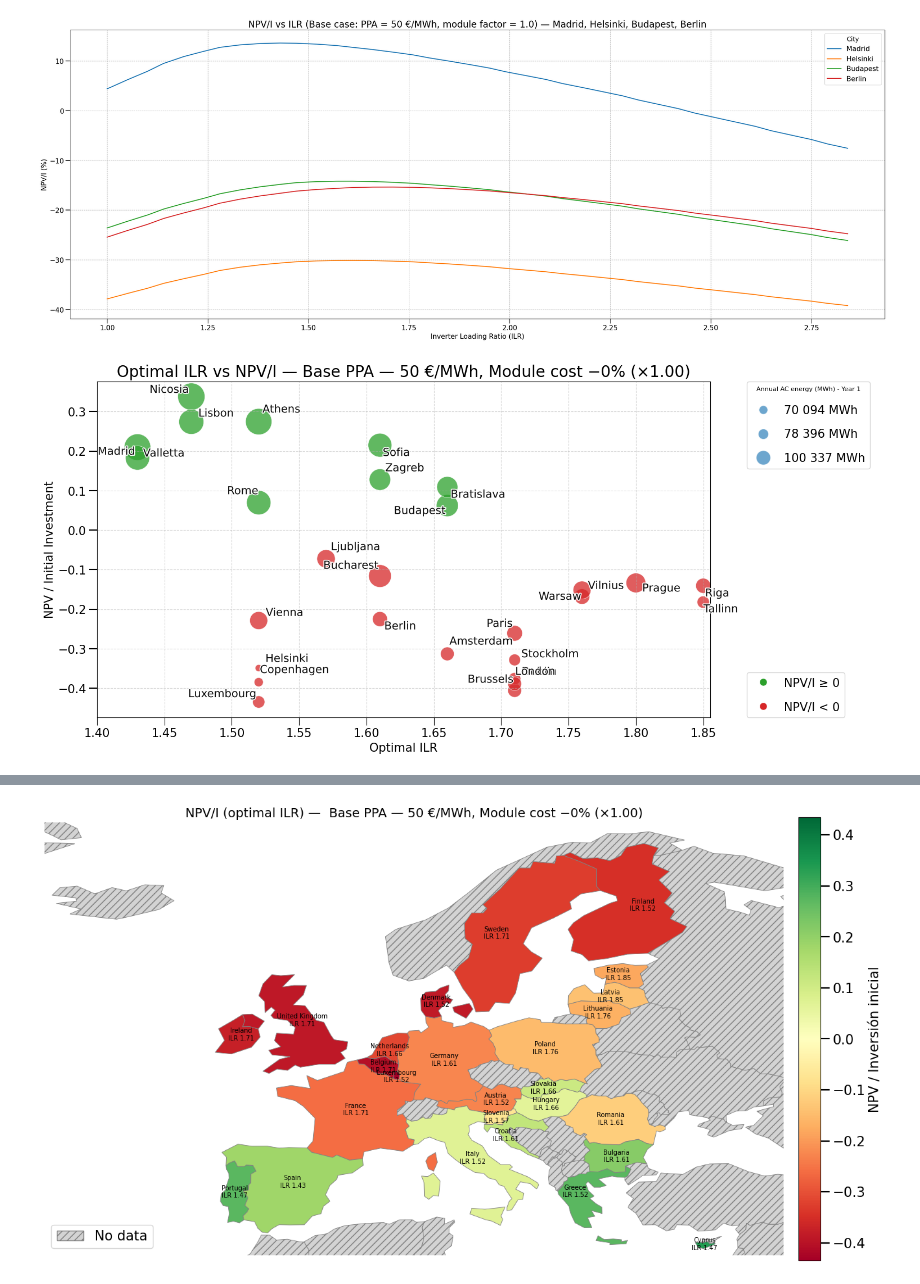
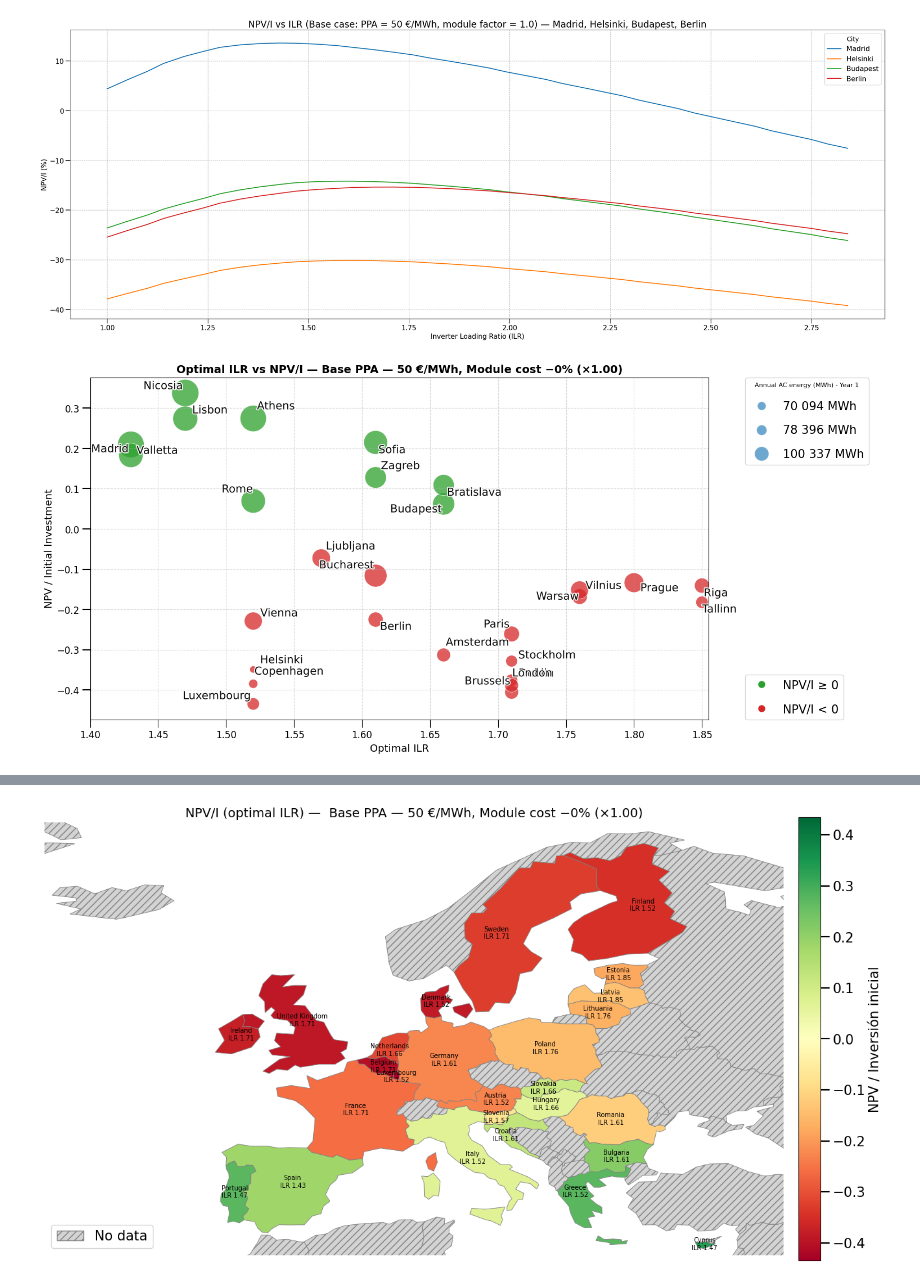
Before and after one commit to daniel-LugoLaguna/Optimal_ILR_Europe, a Jupyter notebook: notebooks/5_generate_figures.ipynb, the cells around one changed output, grey strips where cells are left out. Cells and saved outputs as stored; diff of their text form; code cells hidden in the pictures.

```diff
--- a/notebooks/5_generate_figures.ipynb
+++ b/notebooks/5_generate_figures.ipynb
@@ -172,17 +172,18 @@ def plot_ilr_npv_bubbles_all_labels(df: pd.DataFrame,
                                     jitter_pts: float = 6.0,
                                     figsize=(13.5, 7),
                                     width_ratios=(4, 1),
-                                    x_tick_step: float = 0.05,   # tick step
-                                    x_min: float = 1.0,          # X axis min
+                                    x_tick_step: float = 0.05,
+                                    x_min: float = 1.0,
                                     x_lim_pad: float = 0.005,
-                                    save: str | None = None):
+                                    save: str | None = None,
+                                    add_fit: bool = True):  # 👈 added flag
     """
     df must contain: City, ILR, npv_over_I, AC_energy_MWh.
     """
     need = {"City", "ILR", "npv_over_I", "AC_energy_MWh"}
     missing = need - set(df.columns)
     if missing:
-        raise ValueError(f"Faltan columnas en df: {sorted(missing)}")
+        raise ValueError(f"Missing columns in df: {sorted(missing)}")
 
     if title is None:
         if {"ppa_eur_mwh","module_factor"}.issubset(df.columns):
@@ -205,21 +206,35 @@ def plot_ilr_npv_bubbles_all_labels(df: pd.DataFrame,
     )
     ax_leg.set_axis_off()
 
+    # --- Main scatter plot ---
     ax.scatter(x, y, s=sizes, c=colors, alpha=0.75,
                edgecolor='white', linewidth=0.6)
-    ax.set_xlabel("Optimal ILR")
-    ax.set_ylabel("NPV / Initial Investment")
-    ax.set_title(title)
+    ax.set_xlabel("Optimal ILR", fontsize=13)
+    ax.set_ylabel("NPV / Initial Investment", fontsize=13)
+    ax.set_title(title, fontsize=14, weight="bold")
+    ax.tick_params(axis='both', labelsize=12)
     ax.grid(True, linestyle="--", alpha=0.5)
 
-    # === X-axis: start at 1.00 with ticks every 0.05. ===
+    # === X-axis ticks ===
     xmax = float(np.nanmax(x))
     right = np.ceil(xmax / x_tick_step) * x_tick_step
     ax.set_xlim(x_min, right + x_lim_pad)
     ax.xaxis.set_major_locator(MultipleLocator(base=x_tick_step))
     ax.xaxis.set_major_formatter(FormatStrFormatter('%.2f'))
 
-    # Labels for all cities.
+    # --- Linear regression and R² (added section) ---
+    if add_fit and np.isfinite(x).sum() >= 3 and np.isfinite(y).sum() >= 3:
+        m, b = np.polyfit(x, y, 1)
+        x_line = np.linspace(x.min(), x.max(), 200)
+        y_line = m * x_line + b
+        ax.plot(x_line, y_line, linestyle="--", color="tab:blue", linewidth=1.5)
+        r = np.corrcoef(x, y)[0, 1]
+        r2 = float(r**2) if np.isfinite(r) else np.nan
+        ax.text(0.02, 0.96, f"Linear fit  R² = {r2:.2f}",
+                transform=ax.transAxes, ha="left", va="top",
+                fontsize=12, bbox=dict(facecolor="white", alpha=0.6, edgecolor="none"))
+
+    # --- City labels ---
     n = len(df)
     angles = np.deg2rad((np.arange(n) * 137.508) % 360.0)
     dx = offset_pts + jitter_pts * np.cos(angles)
@@ -232,7 +247,7 @@ def plot_ilr_npv_bubbles_all_labels(df: pd.DataFrame,
                     ha=ha, va=va, fontsize=label_fontsize, alpha=label_alpha,
                     path_effects=[pe.withStroke(linewidth=2.5, foreground="white")])
 
-    # Legend
+    # --- Legends (unchanged) ---
     h_e, l_e = _energy_legend_handles(e, color='tab:blue', quants=(0.25, 0.5, 0.9))
     if h_e:
         leg_energy = ax_leg.legend(h_e, l_e, title="Annual AC energy (MWh) - Year 1",
@@ -271,19 +286,20 @@ def plot_ilr_npv_bubbles_all_labels(df: pd.DataFrame,
 # %%
 df_opt_all   = load_latest_optimal()
 df_opt_base  = filter_scenario(df_opt_all, ppa=50, module_factor=1.0)
 energy_df    = load_energy()
 df_plot_base = attach_energy(df_opt_base, energy_df)
 
 plot_ilr_npv_bubbles_all_labels(
     df_plot_base,
     title="Optimal ILR vs NPV/I — Base PPA — 50 €/MWh, Module cost −0% (×1.00)",
     x_tick_step=0.05,     # Intervals of 0.05 on the X-axis.
     x_min=1.4,           # eje X starts in 1.00
     figsize=(15, 7),
-    width_ratios=(4.5, 1.0)
+    width_ratios=(4.5, 1.0),
+    add_fit=False
 )
 # %% [output]
-[figure, old version]
+[figure, new version]
 # %%
 # === 2×2 GRID of scenarios (excluding base and conservative) ===
 
```
Also changed, not shown: parts of 2 cells of this notebook.
